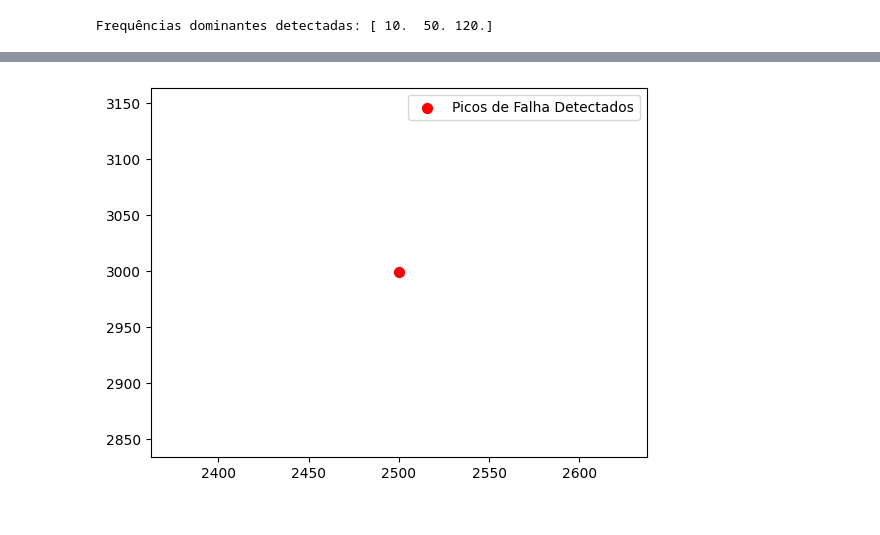
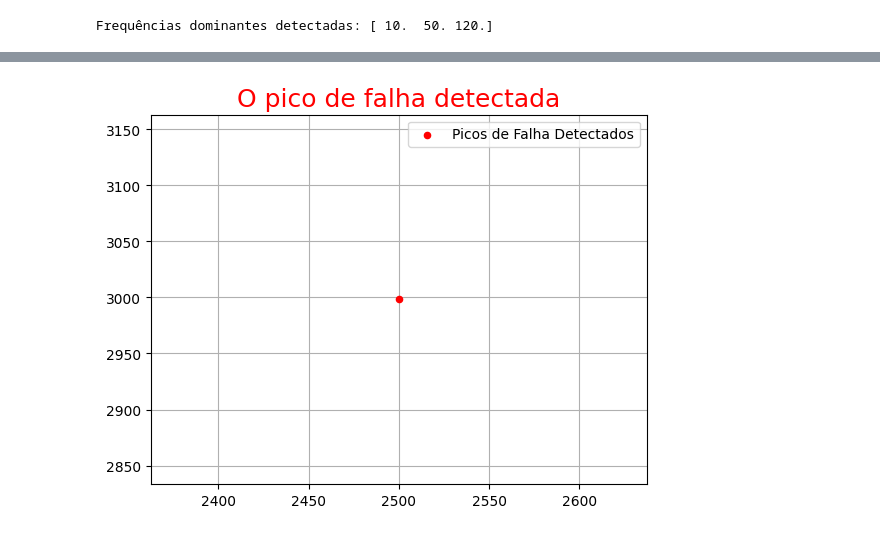
Before and after one commit to EddyGiusepe/Time_Series_ONE, a Jupyter notebook: Spectral_Analysis/spectral_Analysis.ipynb, the cells around one changed output, grey strips where cells are left out. Drawn from its saved outputs; the diff is of its cells as text; code cells hidden in the pictures.

```diff
--- a/Spectral_Analysis/spectral_Analysis.ipynb
+++ b/Spectral_Analysis/spectral_Analysis.ipynb
@@ -315,14 +315,3 @@ O pico mais alto ocorre em `199.98 Hz`. Esta é provavelmente a frequência fund
     * `Eixo Y (vermelho)` tem amplitude intermediária: `5.0020 mm/s`
 
     * `Eixo X (azul)` tem a menor amplitude: `4.4952 mm/s` Isso indica que a vibração é mais intensa no eixo Z.
-# %%
-import numpy as np
-import matplotlib.pyplot as plt
-from scipy.fft import fft
-
-# Simulação de dados de vibração
-def simulate_vibration(t, frequencies, amplitudes):
-    signal = np.zeros_like(t)
-    for f, a in zip(frequencies, amplitudes):
-        signal += a * np.sin(2 * np.pi * f * t)
-    return signal
@@ -384,11 +534,0 @@ Frequências dominantes detectadas: [ 10.  50. 120.]
-# %%
-import numpy as np
-import matplotlib.pyplot as plt
-from scipy.signal import find_peaks
-
-def simulate_vibration(t, base_freq, harmonics, amplitudes, noise_level=0.1):
-    signal = np.zeros_like(t)
-    for h, a in zip(harmonics, amplitudes):
-        signal += a * np.sin(2 * np.pi * base_freq * h * t)
-    noise = np.random.normal(0, noise_level, len(t))
-    return signal + noise
@@ -449,15 +625,18 @@ plt.axvspan(2000, 3000, color='red', alpha=0.2, label='Região de Falha do Rolam
 [figure]
 # %%
-# Detecção de picos na região de falha
+# Detecção de picos na região de falha:
 peaks, _ = find_peaks(mag_faulty[(freq_faulty >= 2000) & (freq_faulty <= 3000)],
                       height=np.max(mag_normal[(freq_normal >= 2000) & (freq_normal <= 3000)]) * 3)
+
 peak_freqs = freq_faulty[(freq_faulty >= 2000) & (freq_faulty <= 3000)][peaks]
 peak_mags = mag_faulty[(freq_faulty >= 2000) & (freq_faulty <= 3000)][peaks]
 
-plt.scatter(peak_freqs, peak_mags, color='red', s=50, zorder=5, label='Picos de Falha Detectados')
 
+plt.scatter(peak_freqs, peak_mags, color='red', s=20, zorder=5, label='Picos de Falha Detectados')
+plt.title('O pico de falha detectada', c="r", fontsize=18)
 plt.legend()
+plt.grid(True)
 plt.show()
 # %% [output]
-[figure, old version]
+[figure, new version]
 # %%
```
Also changed, not shown: parts of 26 cells of this notebook.
